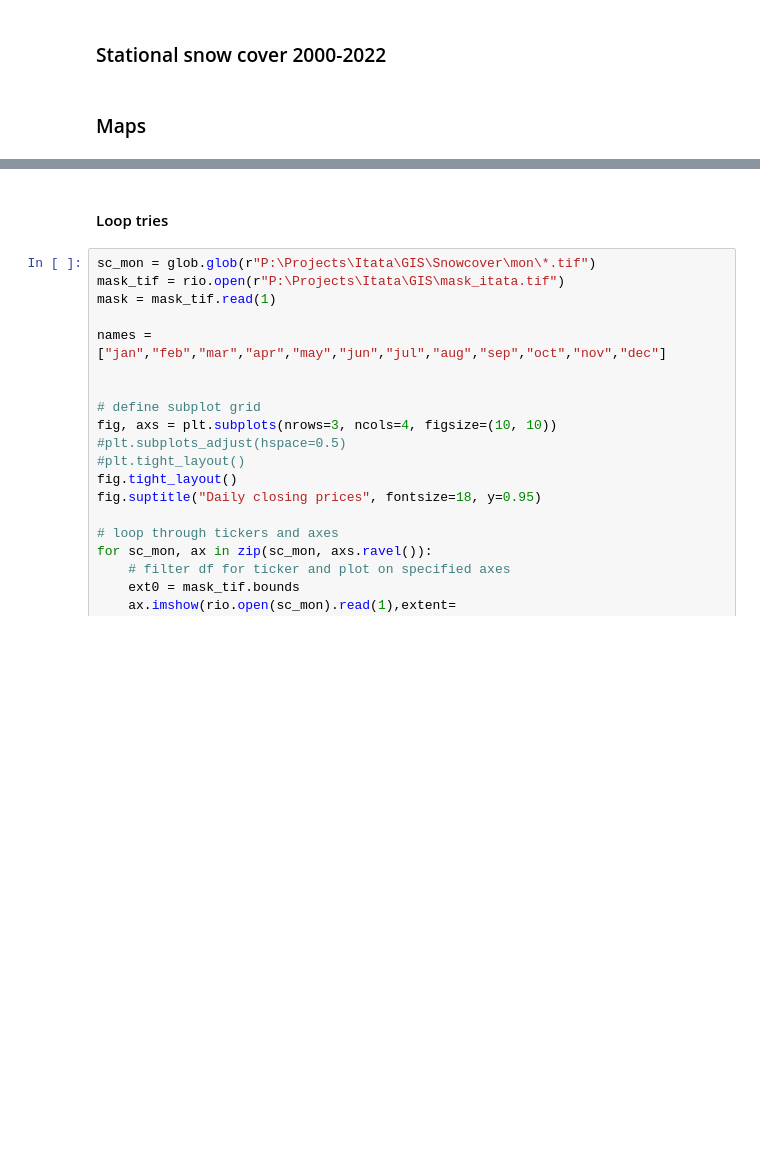
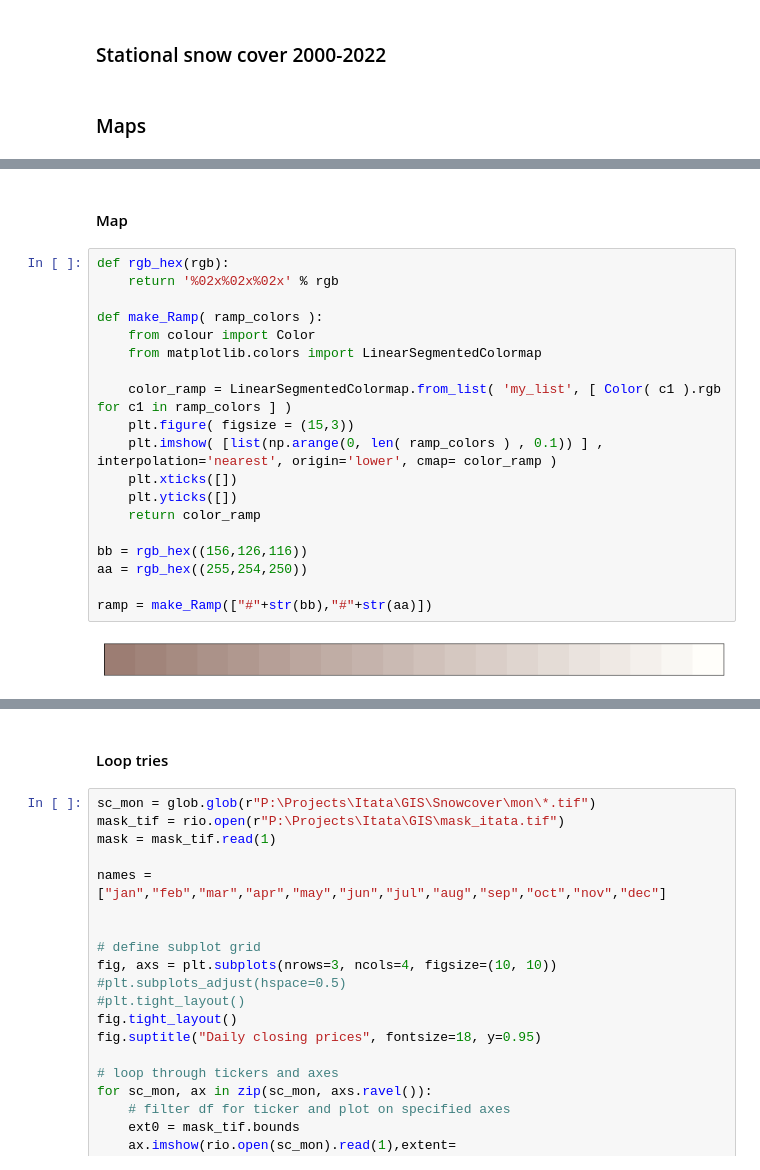
Before and after one commit to SQPaul/Snowmelt_ItataBasin, a Jupyter notebook: snow_cover.ipynb, the cells around one changed output, grey strips where cells are left out. Drawn from its saved outputs; the diff is of its cells as text; blank space fills up the shorter version.

```diff
--- a/snow_cover.ipynb
+++ b/snow_cover.ipynb
@@ -411,0 +426,23 @@ NameError: name 'dem_path' is not defined
+# %% [markdown]
+#### Map
+# %%
+def rgb_hex(rgb):
+    return '%02x%02x%02x' % rgb
+
+def make_Ramp( ramp_colors ):
+    from colour import Color
+    from matplotlib.colors import LinearSegmentedColormap
+
+    color_ramp = LinearSegmentedColormap.from_list( 'my_list', [ Color( c1 ).rgb for c1 in ramp_colors ] )
+    plt.figure( figsize = (15,3))
+    plt.imshow( [list(np.arange(0, len( ramp_colors ) , 0.1)) ] , interpolation='nearest', origin='lower', cmap= color_ramp )
+    plt.xticks([])
+    plt.yticks([])
+    return color_ramp
+
+bb = rgb_hex((156,126,116))
+aa = rgb_hex((255,254,250))
+
+ramp = make_Ramp(["#"+str(bb),"#"+str(aa)])
+# %% [output]
+[figure, added]
```
Also changed, not shown: parts of 18 cells of this notebook.
